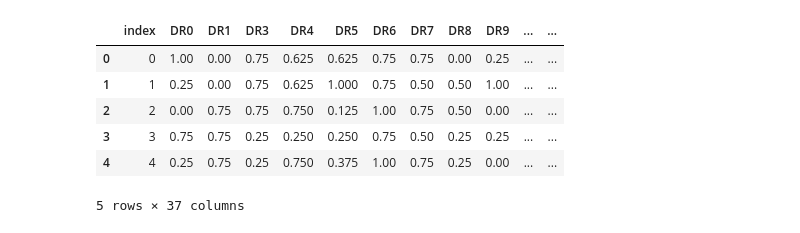
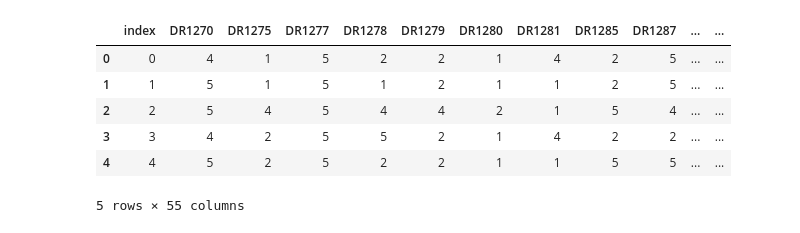
Before and after one commit to cfblaeb/FV2026, a Jupyter notebook: webit.ipynb, the cells around one changed output. Saved outputs shown, nothing was run; the diff lists cells and outputs as text; code cells hidden in the pictures.

```diff
--- a/webit.ipynb
+++ b/webit.ipynb
@@ -8,15 +11,14 @@ import dash_bootstrap_components as dbc
 # %%
-df = pd.read_feather("2025_KV_Lasse_data.feather").reset_index()
-df.columns = df.columns.str.replace(".0", "")
+df = pd.read_feather("2026_FV_Lasse_data.feather").reset_index()
 df.head()
 # %% [output]
-|  | index | DR0 | DR1 | DR3 | DR4 | DR5 | DR6 | DR7 | DR8 | DR9 | ... | ... |
-| 0 | 0 | 1.00 | 0.00 | 0.75 | 0.625 | 0.625 | 0.75 | 0.75 | 0.00 | 0.25 | ... | ... |
-| 1 | 1 | 0.25 | 0.00 | 0.75 | 0.625 | 1.000 | 0.75 | 0.50 | 0.50 | 1.00 | ... | ... |
-| 2 | 2 | 0.00 | 0.75 | 0.75 | 0.750 | 0.125 | 1.00 | 0.75 | 0.50 | 0.00 | ... | ... |
-| 3 | 3 | 0.75 | 0.75 | 0.25 | 0.250 | 0.250 | 0.75 | 0.50 | 0.25 | 0.25 | ... | ... |
-| 4 | 4 | 0.25 | 0.75 | 0.25 | 0.750 | 0.375 | 1.00 | 0.75 | 0.25 | 0.00 | ... | ... |
+|  | index | DR1270 | DR1275 | DR1277 | DR1278 | DR1279 | DR1280 | DR1281 | DR1285 | DR1287 | ... | ... |
+| 0 | 0 | 4 | 1 | 5 | 2 | 2 | 1 | 4 | 2 | 5 | ... | ... |
+| 1 | 1 | 5 | 1 | 5 | 1 | 2 | 1 | 1 | 2 | 5 | ... | ... |
+| 2 | 2 | 5 | 4 | 5 | 4 | 4 | 2 | 1 | 5 | 4 | ... | ... |
+| 3 | 3 | 4 | 2 | 5 | 5 | 2 | 1 | 4 | 2 | 2 | ... | ... |
+| 4 | 4 | 5 | 2 | 5 | 2 | 2 | 1 | 1 | 5 | 5 | ... | ... |
-5 rows × 37 columns
+5 rows × 55 columns
 # %%
 dk_spg = list(df.columns[df.columns.str.startswith("DR") | df.columns.str.startswith("tv2")])
 # %%
```
Also changed, not shown: parts of 7 cells of this notebook, 8 other files.
